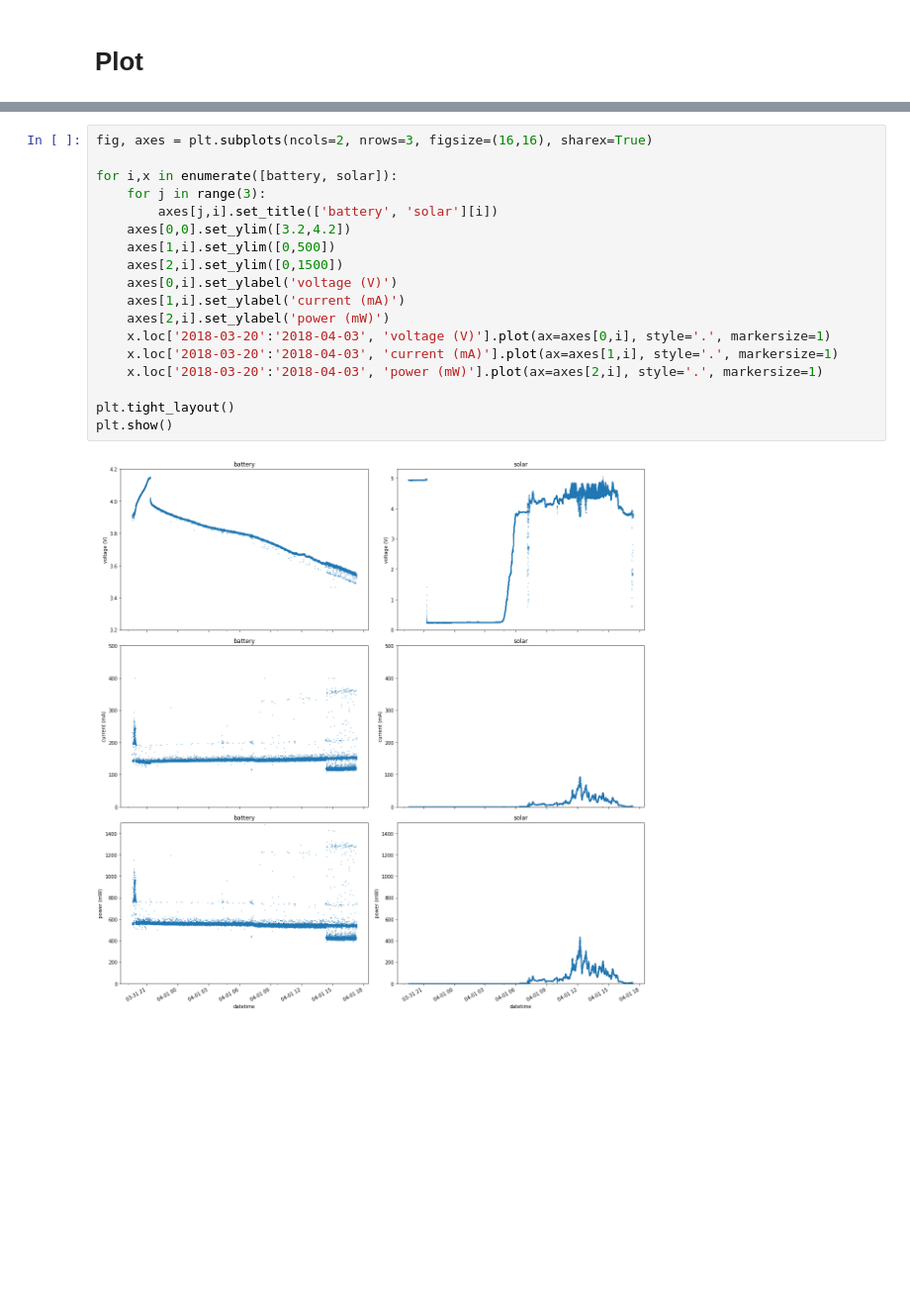
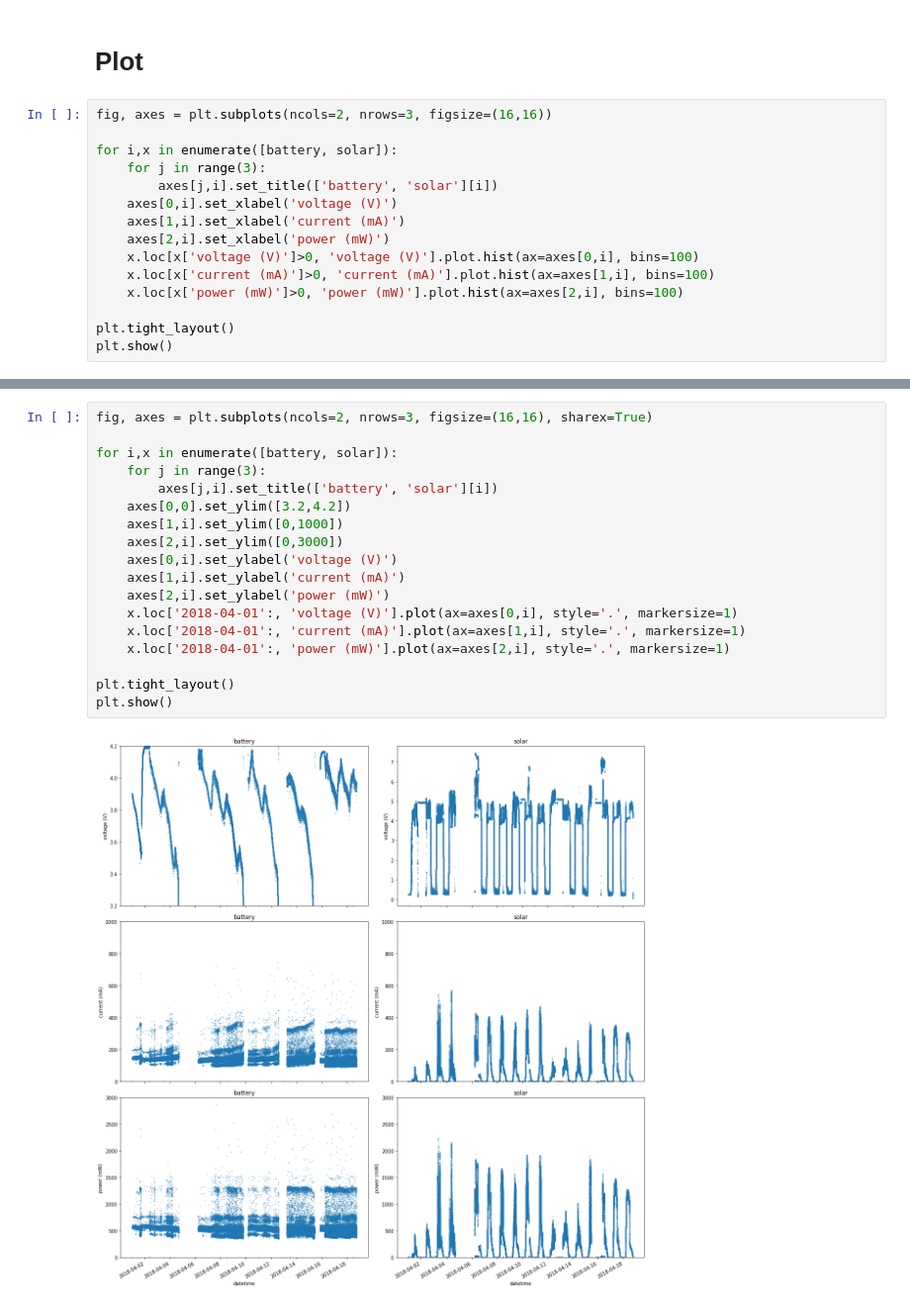
Before and after one commit to JeroenDelcour/solarpi, a Jupyter notebook: plot.ipynb, the cells around one changed output, grey strips where cells are left out. Shown at 99% size. Cells and saved outputs as stored; diff of their text form; blank space fills up the shorter version.

```diff
--- a/plot.ipynb
+++ b/plot.ipynb
@@ -55,3 +55,18 @@ See the caveats in the documentation: http://pandas.pydata.org/pandas-docs/stabl
 # solar = solar.loc['2018-03-20':'2018-04-01']
 # %% [markdown]
 # Plot
+# %%
+fig, axes = plt.subplots(ncols=2, nrows=3, figsize=(16,16))
+
+for i,x in enumerate([battery, solar]):
+    for j in range(3):
+        axes[j,i].set_title(['battery', 'solar'][i])
+    axes[0,i].set_xlabel('voltage (V)')
+    axes[1,i].set_xlabel('current (mA)')
+    axes[2,i].set_xlabel('power (mW)')
+    x.loc[x['voltage (V)']>0, 'voltage (V)'].plot.hist(ax=axes[0,i], bins=100)
+    x.loc[x['current (mA)']>0, 'current (mA)'].plot.hist(ax=axes[1,i], bins=100)
+    x.loc[x['power (mW)']>0, 'power (mW)'].plot.hist(ax=axes[2,i], bins=100)
+
+plt.tight_layout()
+plt.show()
@@ -58,20 +75,20 @@ See the caveats in the documentation: http://pandas.pydata.org/pandas-docs/stabl
 # %%
 fig, axes = plt.subplots(ncols=2, nrows=3, figsize=(16,16), sharex=True)
 
 for i,x in enumerate([battery, solar]):
     for j in range(3):
         axes[j,i].set_title(['battery', 'solar'][i])
     axes[0,0].set_ylim([3.2,4.2])
-    axes[1,i].set_ylim([0,500])
-    axes[2,i].set_ylim([0,1500])
+    axes[1,i].set_ylim([0,1000])
+    axes[2,i].set_ylim([0,3000])
     axes[0,i].set_ylabel('voltage (V)')
     axes[1,i].set_ylabel('current (mA)')
     axes[2,i].set_ylabel('power (mW)')
-    x.loc['2018-03-20':'2018-04-03', 'voltage (V)'].plot(ax=axes[0,i], style='.', markersize=1)
-    x.loc['2018-03-20':'2018-04-03', 'current (mA)'].plot(ax=axes[1,i], style='.', markersize=1)
-    x.loc['2018-03-20':'2018-04-03', 'power (mW)'].plot(ax=axes[2,i], style='.', markersize=1)
+    x.loc['2018-04-01':, 'voltage (V)'].plot(ax=axes[0,i], style='.', markersize=1)
+    x.loc['2018-04-01':, 'current (mA)'].plot(ax=axes[1,i], style='.', markersize=1)
+    x.loc['2018-04-01':, 'power (mW)'].plot(ax=axes[2,i], style='.', markersize=1)
 
 plt.tight_layout()
 plt.show()
 # %% [output]
-[figure, old version]
+[figure, new version]
```
Also changed, not shown: parts of 7 cells of this notebook.
